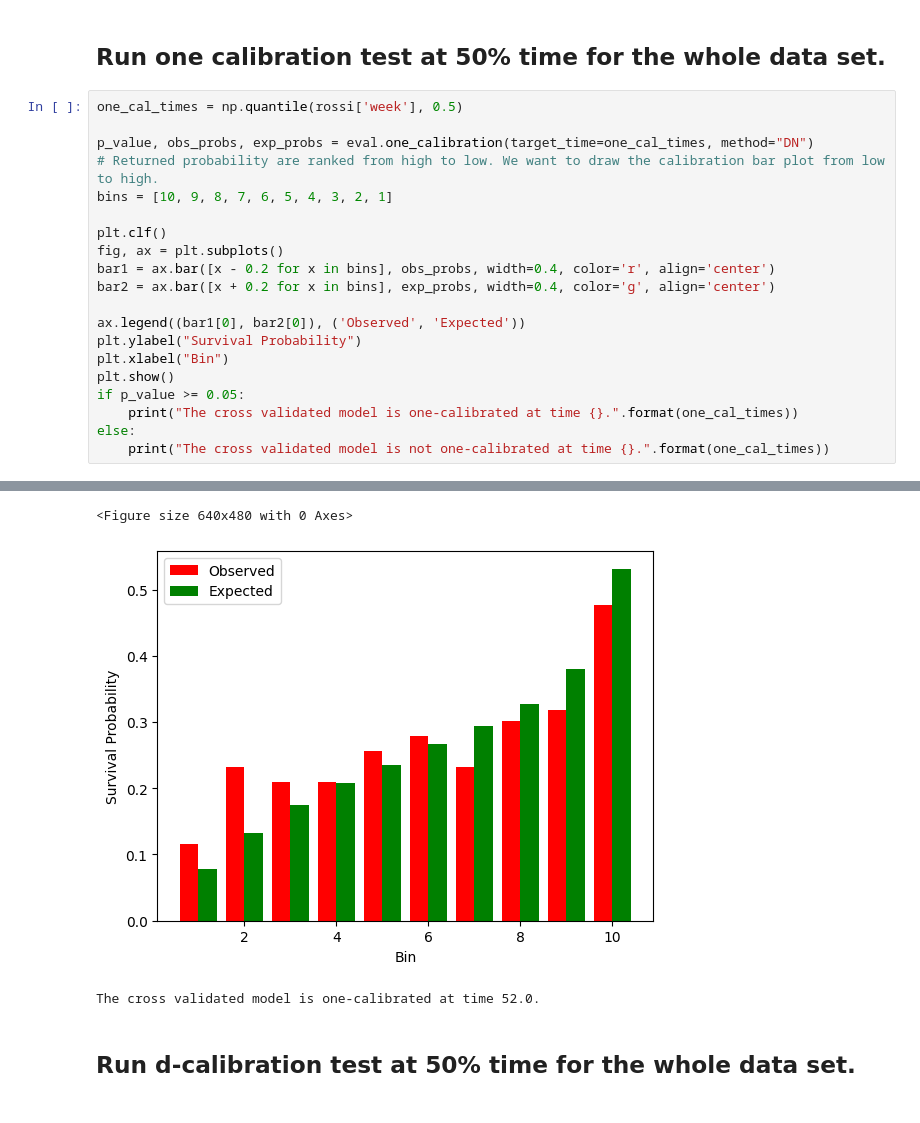
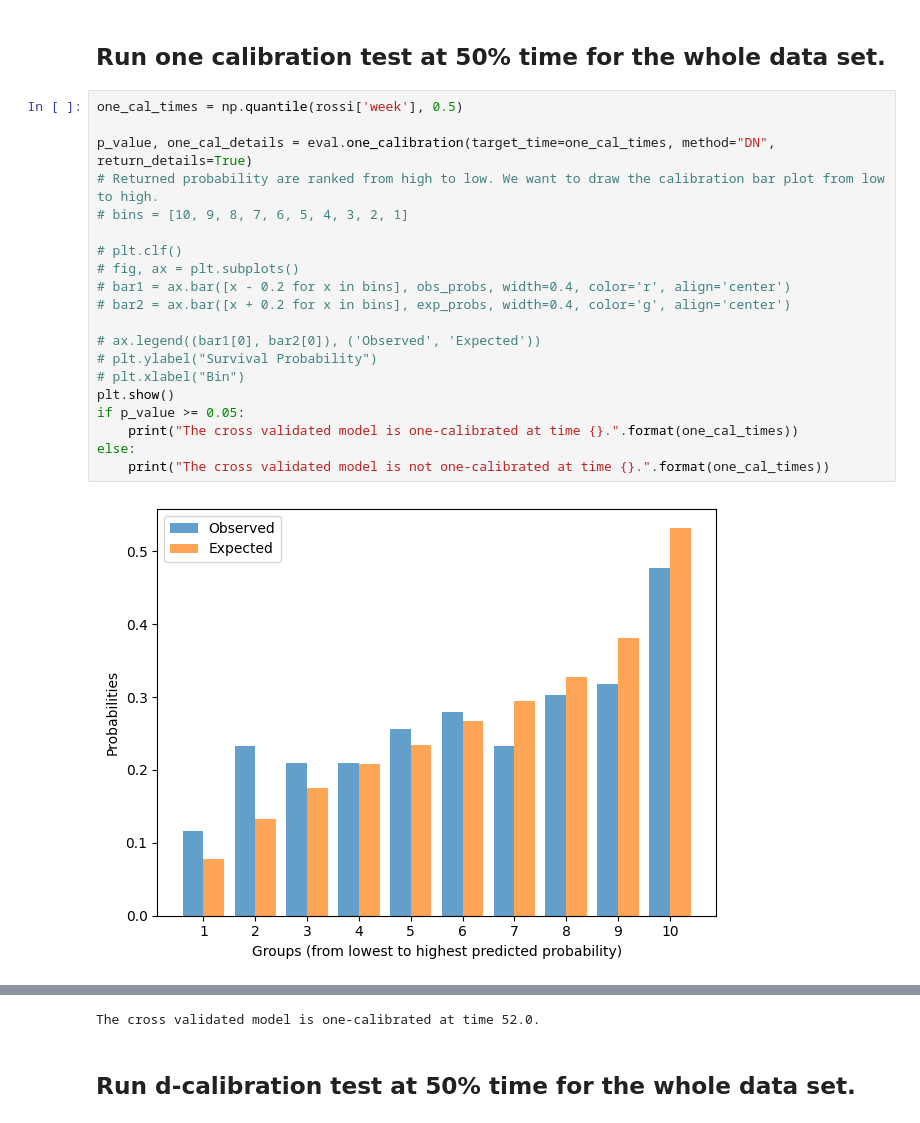
Before and after one commit to shi-ang/SurvivalEVAL, a Jupyter notebook: examples/Calibration_for_CrossValidation_Example.ipynb, the cells around one changed output, grey strips where cells are left out. Cells and saved outputs as stored; diff of their text form.

Commit message:
Update calibration plots.

```diff
--- a/examples/Calibration_for_CrossValidation_Example.ipynb
+++ b/examples/Calibration_for_CrossValidation_Example.ipynb
@@ -64,21 +82,22 @@ eval = LifelinesEvaluator(total_surv, total_durations, total_events)
 # %%
 one_cal_times = np.quantile(rossi['week'], 0.5)
 
-p_value, obs_probs, exp_probs = eval.one_calibration(target_time=one_cal_times, method="DN")
+p_value, one_cal_details = eval.one_calibration(target_time=one_cal_times, method="DN", return_details=True)
 # Returned probability are ranked from high to low. We want to draw the calibration bar plot from low to high.
-bins = [10, 9, 8, 7, 6, 5, 4, 3, 2, 1]
+# bins = [10, 9, 8, 7, 6, 5, 4, 3, 2, 1]
 
-plt.clf()
-fig, ax = plt.subplots()
-bar1 = ax.bar([x - 0.2 for x in bins], obs_probs, width=0.4, color='r', align='center')
-bar2 = ax.bar([x + 0.2 for x in bins], exp_probs, width=0.4, color='g', align='center')
+# plt.clf()
+# fig, ax = plt.subplots()
+# bar1 = ax.bar([x - 0.2 for x in bins], obs_probs, width=0.4, color='r', align='center')
+# bar2 = ax.bar([x + 0.2 for x in bins], exp_probs, width=0.4, color='g', align='center')
 
-ax.legend((bar1[0], bar2[0]), ('Observed', 'Expected'))
-plt.ylabel("Survival Probability")
-plt.xlabel("Bin")
+# ax.legend((bar1[0], bar2[0]), ('Observed', 'Expected'))
+# plt.ylabel("Survival Probability")
+# plt.xlabel("Bin")
 plt.show()
 if p_value >= 0.05:
     print("The cross validated model is one-calibrated at time {}.".format(one_cal_times))
 else:
     print("The cross validated model is not one-calibrated at time {}.".format(one_cal_times))
 # %% [output]
+[figure, new version]
@@ -85,5 +105,3 @@ else:
-<Figure size 640x480 with 0 Axes>
+The cross validated model is one-calibrated at time 52.0.
-[figure, old version]
-The cross validated model is one-calibrated at time 52.0.
 # %% [markdown]
 ## Run d-calibration test at 50% time for the whole data set.
```
Also changed, not shown: parts of 4 cells of this notebook, 3 other files.
